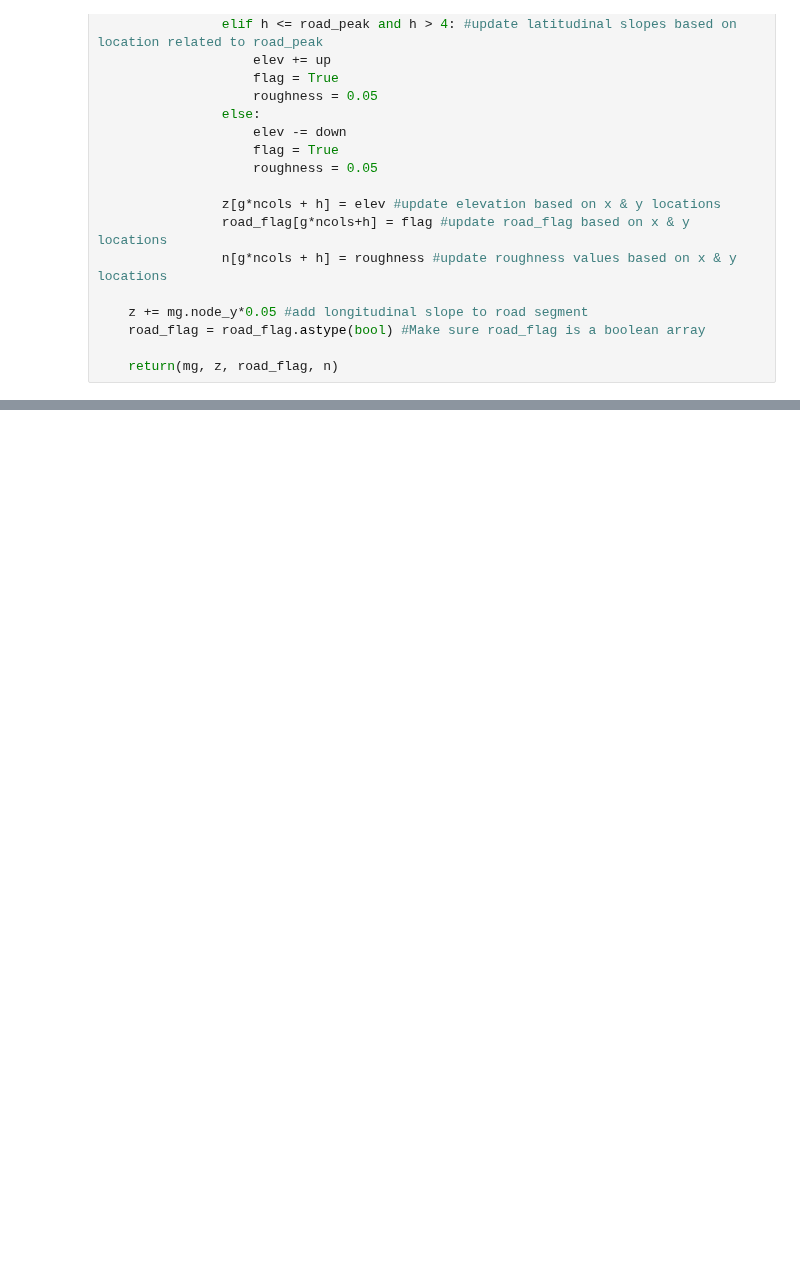
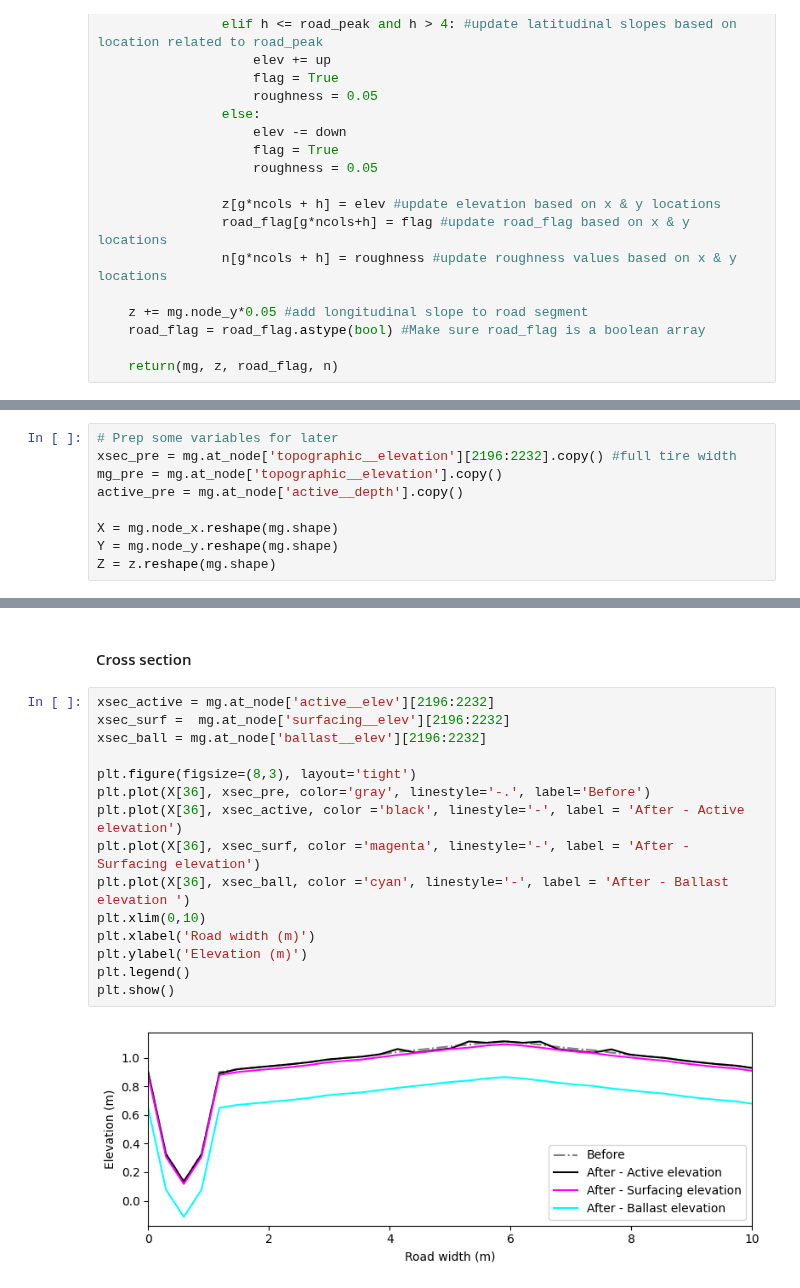
Before and after one commit to adalvis/roads_model, a Jupyter notebook: tutorials/FullModel_tutorial.ipynb, the cells around one changed output, grey strips where cells are left out. Saved outputs shown, nothing was run; the diff lists cells and outputs as text; blank space fills up the shorter version.

```diff
--- a/tutorials/FullModel_tutorial.ipynb
+++ b/tutorials/FullModel_tutorial.ipynb
@@ -406,0 +484,9 @@ plt.show()
+# %%
+# Prep some variables for later
+xsec_pre = mg.at_node['topographic__elevation'][2196:2232].copy() #full tire width
+mg_pre = mg.at_node['topographic__elevation'].copy()
+active_pre = mg.at_node['active__depth'].copy()
+
+X = mg.node_x.reshape(mg.shape)
+Y = mg.node_y.reshape(mg.shape)
+Z = z.reshape(mg.shape)
@@ -406,0 +657,19 @@ plt.show()
+# %% [markdown]
+#### Cross section
+# %%
+xsec_active = mg.at_node['active__elev'][2196:2232]
+xsec_surf =  mg.at_node['surfacing__elev'][2196:2232]
+xsec_ball = mg.at_node['ballast__elev'][2196:2232]
+
+plt.figure(figsize=(8,3), layout='tight')
+plt.plot(X[36], xsec_pre, color='gray', linestyle='-.', label='Before')
+plt.plot(X[36], xsec_active, color ='black', linestyle='-', label = 'After - Active elevation')
+plt.plot(X[36], xsec_surf, color ='magenta', linestyle='-', label = 'After - Surfacing elevation')
+plt.plot(X[36], xsec_ball, color ='cyan', linestyle='-', label = 'After - Ballast elevation ')
+plt.xlim(0,10)
+plt.xlabel('Road width (m)')
+plt.ylabel('Elevation (m)')
+plt.legend()
+plt.show()
+# %% [output]
+[figure, added]
```
Also changed, not shown: parts of 56 cells of this notebook.
